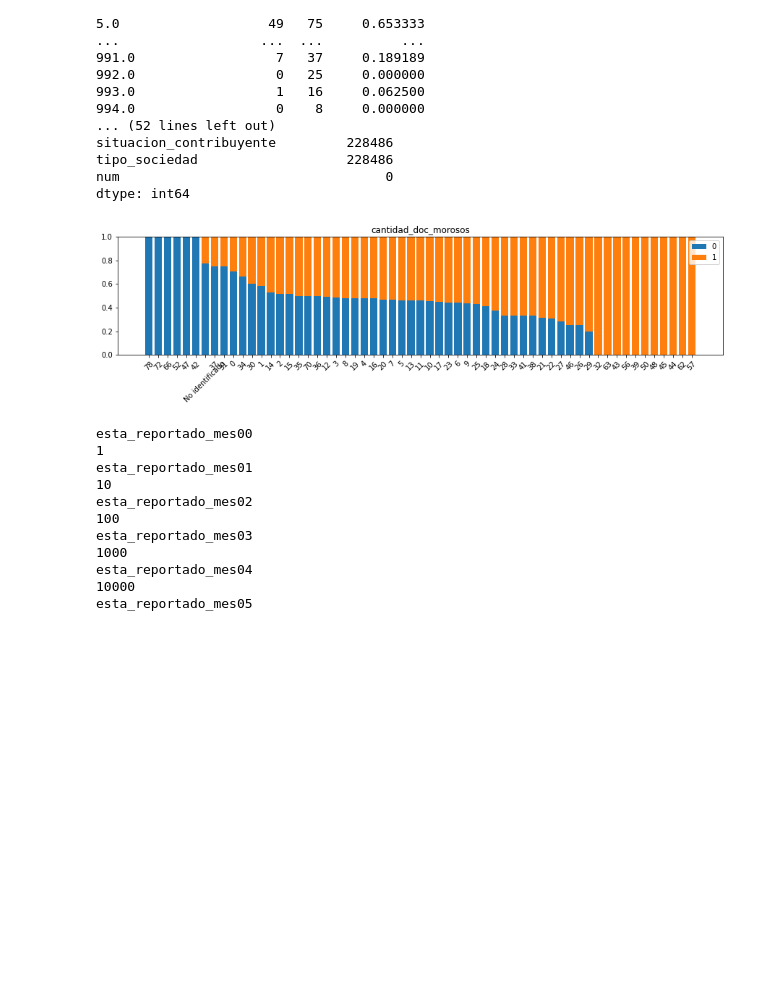
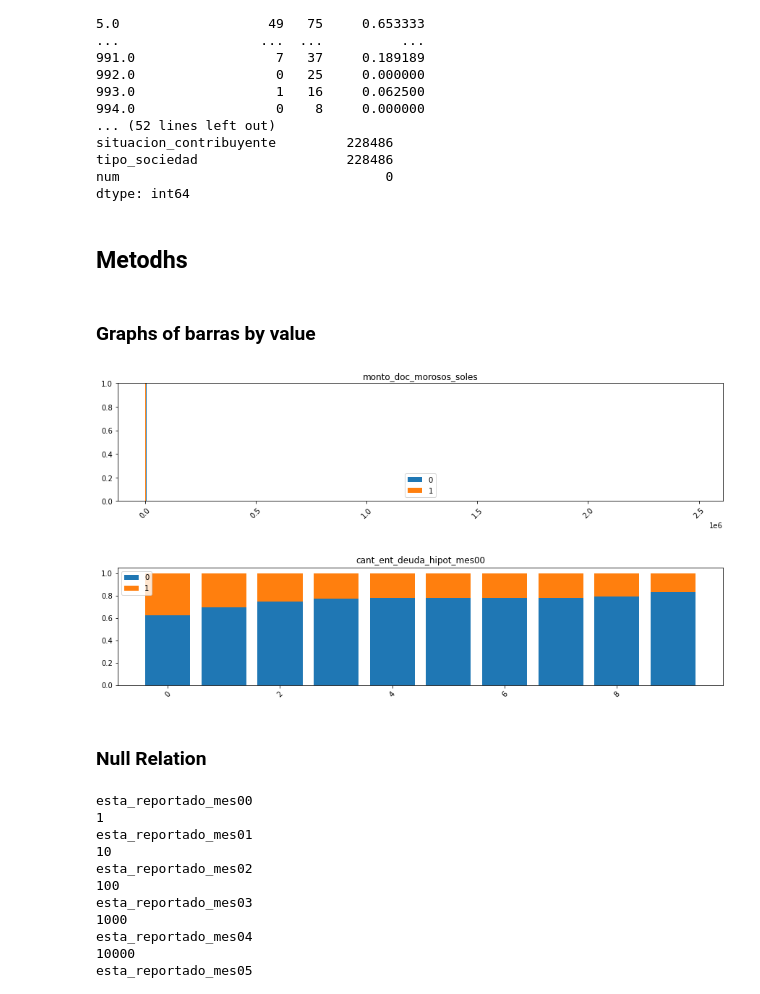
Before and after one commit to julioCasalV/competitionKaggle, a Jupyter notebook: competitionKschool.ipynb, the cells around one changed output. Saved outputs shown, nothing was run; the diff lists cells and outputs as text; code cells hidden in the pictures; blank space fills up the shorter version.

```diff
--- a/competitionKschool.ipynb
+++ b/competitionKschool.ipynb
@@ -69,0 +45,40 @@ Name: sum_esta_reportado, dtype: int64
+# %%
+df['target'].value_counts(normalize=True)
+
+## Diccionario direccion_eval
+dicc_direccion_eval = {'mala':0, 'regular':1, 'normal':2, 'buena':3}
+df['direccion_eval'] = df['direccion_eval'].map(dicc_direccion_eval)
+
+## dicc_reportado
+reportadoList = ['esta_reportado_mes00', 'esta_reportado_mes01', 'esta_reportado_mes02', 'esta_reportado_mes03', 'esta_reportado_mes04', 'esta_reportado_mes05']
+dicc_reportado = {'No identificado':-1, 'No':0, 'Si':1}
+for column in reportadoList:
+    df[column] = df[column].map(dicc_reportado)
+df['esta_reportado'] = (df['esta_reportado_mes00'] == -1).astype(int)
+
+## dicc_rango_ingresos_2
+dicc_rango_ingresos_2 = {'No identificado' : -1, 'Sin ingreso' : 0, '< 450' : 450, '<450' : 450, '[450 - 600>' : 600, '[450-600>' : 600, '[600 - 1,000>' : 1000, '[600-1,000>' : 1000, '[1,000 - 1,300>' : 1300, '[1,000-1,300>' : 1300, '[1,300 - 2,000>' : 2000, '[1,300-2,000>' : 2000, '[2,000 - 3,500>' : 3500, '[2,000-3,500>' : 3500, '[3,500 - 6,000>' : 6000, '[3,500-6,000>' : 6000, '[6,000 - 10,000>' : 10000, '[6,000-10,000>' : 10000, '>=10,000' : 15000}
+df['rango_ingresos_2'] = df['rango_ingresos_2'].map(dicc_rango_ingresos_2)
+df['rango_ingresos_2_No_id'] = (df['rango_ingresos_2'] == -1).astype(int)
+df['rango_ingresos_2'] = df['rango_ingresos_2'].map(lambda x: x if x >-1 else 1300)
+df['rango_ingresos_2_No_id'] = (df['rango_ingresos_2'] == -1).astype(int)
+
+## cantidad_doc_morosos
+df['cantidad_doc_morosos'] = df['cantidad_doc_morosos'].map(lambda x: x if x != 'No identificado' else 0)
+df['cantidad_doc_morosos'] = df['cantidad_doc_morosos'].astype(int)
+
+## edad
+df['edad'] = df['edad'].fillna(18)
+
+## tipo_sociedad
+df['tipo_sociedad'] = df['tipo_sociedad'].fillna('empty')
+
+
+## cant_ent_deuda_ consu_hipot _mes
+list_consu = filter_columns(df, 'cant_ent_deuda_consu')
+for name_consu in list_consu:
+    name_column_na = name_consu.replace('consu', 'consu_hipot_null')
+    df[name_column_na] = df[name_consu].isna().astype(int)
+    df[name_hipot] = df[name_consu].fillna(0)
+    name_hipot = name_consu.replace('consu', 'hipot')
+    df[name_hipot] = df[name_hipot].fillna(0)
@@ -219,6 +205,10 @@ situacion_contribuyente         228486
 tipo_sociedad                   228486
 num                                  0
 dtype: int64
+# %% [markdown]
+## Metodhs
+# %% [markdown]
+### Graphs of barras by value
 # %%
 def printBarrasApiladas(dfApilada , X, normalize=True):
     dfApilada = dfApilada[['target', X]]
@@ -245,10 +235,13 @@ def printBarrasApiladas(dfApilada , X, normalize=True):
     plt.legend()
     plt.xticks(rotation=45)
 # %%
-
-printBarrasApiladas(df, 'cantidad_doc_morosos', normalize=True)
+printBarrasApiladas(df, 'monto_doc_morosos_soles', normalize=True)
+printBarrasApiladas(df, 'cant_ent_deuda_hipot_mes00', normalize=True)
 # %% [output]
-[figure, old version]
+[figure, new version]
+[figure, added]
+# %% [markdown]
+### Null Relation
 # %%
 def notNullRelation(dfTmp , listColumn):
     dfTmp = dfTmp[listColumn].notna().astype(int)
```
Also changed, not shown: parts of 24 cells of this notebook.
